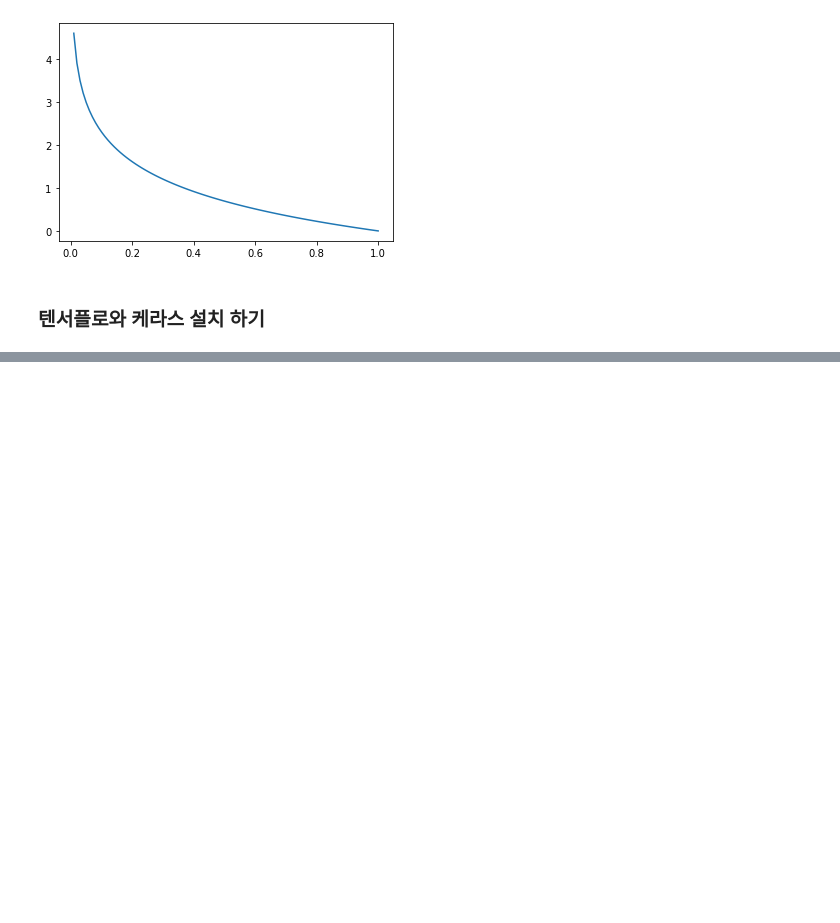
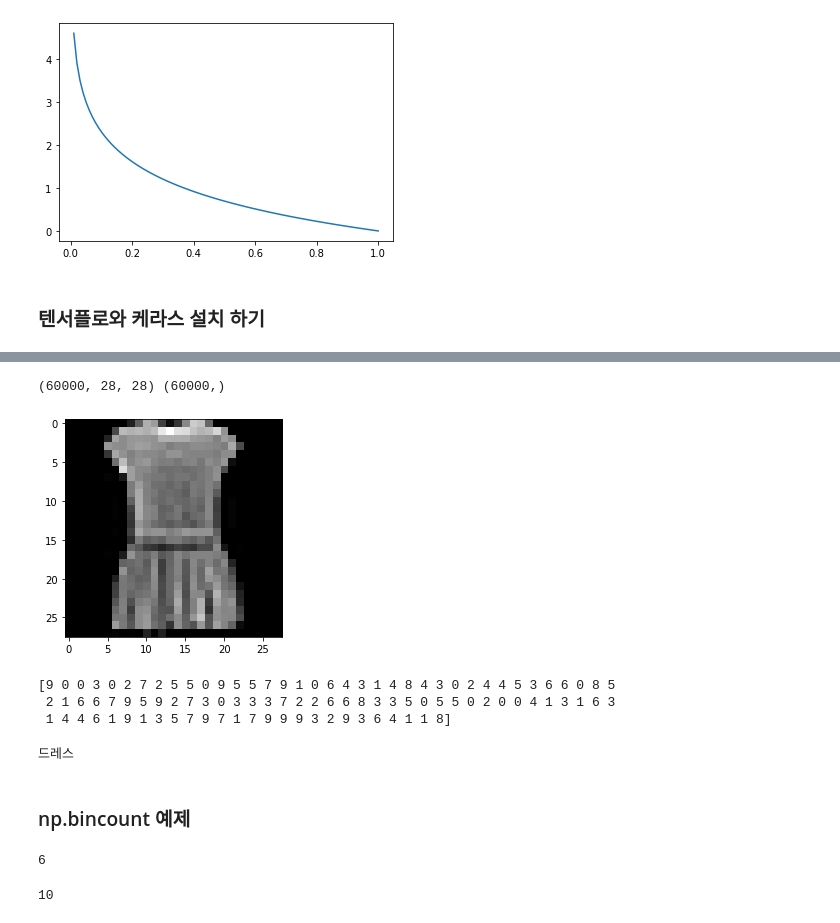
Before and after one commit to imguru-mooc/AI_Basic, a Jupyter notebook: 파이썬/12_day.ipynb, the cells around one changed output, grey strips where cells are left out. Drawn from its saved outputs; the diff is of its cells as text; code cells hidden in the pictures; blank space fills up the shorter version.

```diff
--- a/파이썬/12_day.ipynb
+++ b/파이썬/12_day.ipynb
@@ -294,0 +307,2 @@ import tensorflow as tf
+# %%
+(x_train_all, y_train_all), (x_test, y_test) = tf.keras.datasets.fashion_mnist.load_data()
@@ -294,0 +318,33 @@ import tensorflow as tf
+# %%
+print(x_train_all.shape, y_train_all.shape)
+# %% [output]
+(60000, 28, 28) (60000,)
+# %%
+plt.imshow(x_train_all[3], cmap='gray')
+plt.show()
+# %% [output]
+[figure, added]
+# %%
+print(y_train_all[:100])
+# %% [output]
+[9 0 0 3 0 2 7 2 5 5 0 9 5 5 7 9 1 0 6 4 3 1 4 8 4 3 0 2 4 4 5 3 6 6 0 8 5
+ 2 1 6 6 7 9 5 9 2 7 3 0 3 3 3 7 2 2 6 6 8 3 3 5 0 5 5 0 2 0 0 4 1 3 1 6 3
+ 1 4 4 6 1 9 1 3 5 7 9 7 1 7 9 9 9 3 2 9 3 6 4 1 1 8]
+# %%
+class_names = ['티셔츠/윗도리', '바지', '스웨터', '드레스', '코트',
+               '샌들', '셔츠', '스니커즈', '가방', '앵클부츠']
+print(class_names[y_train_all[3]])
+# %% [output]
+드레스
+# %% [markdown]
+### np.bincount 예제
+# %%
+a = np.array([0,4,4,1,2,3,3,3,3,4,5,0])
+# len(np.bincount(a))
+# %% [output]
+6
+# %%
+np.bincount(y_train_all)
+# len(np.bincount(y_train_all))
+# %% [output]
+10
```
Also changed, not shown: parts of 20 cells of this notebook, 1 other file.
